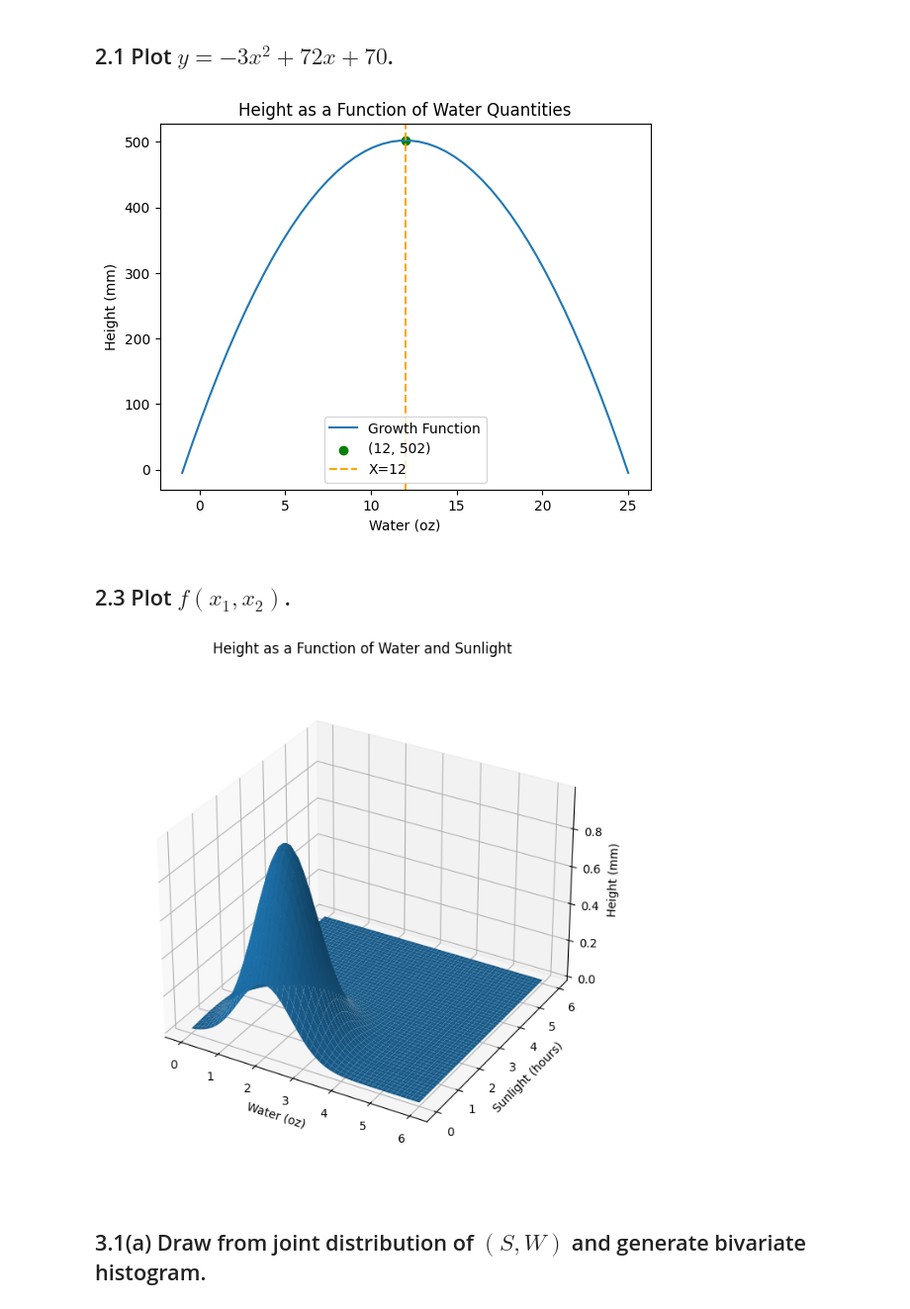
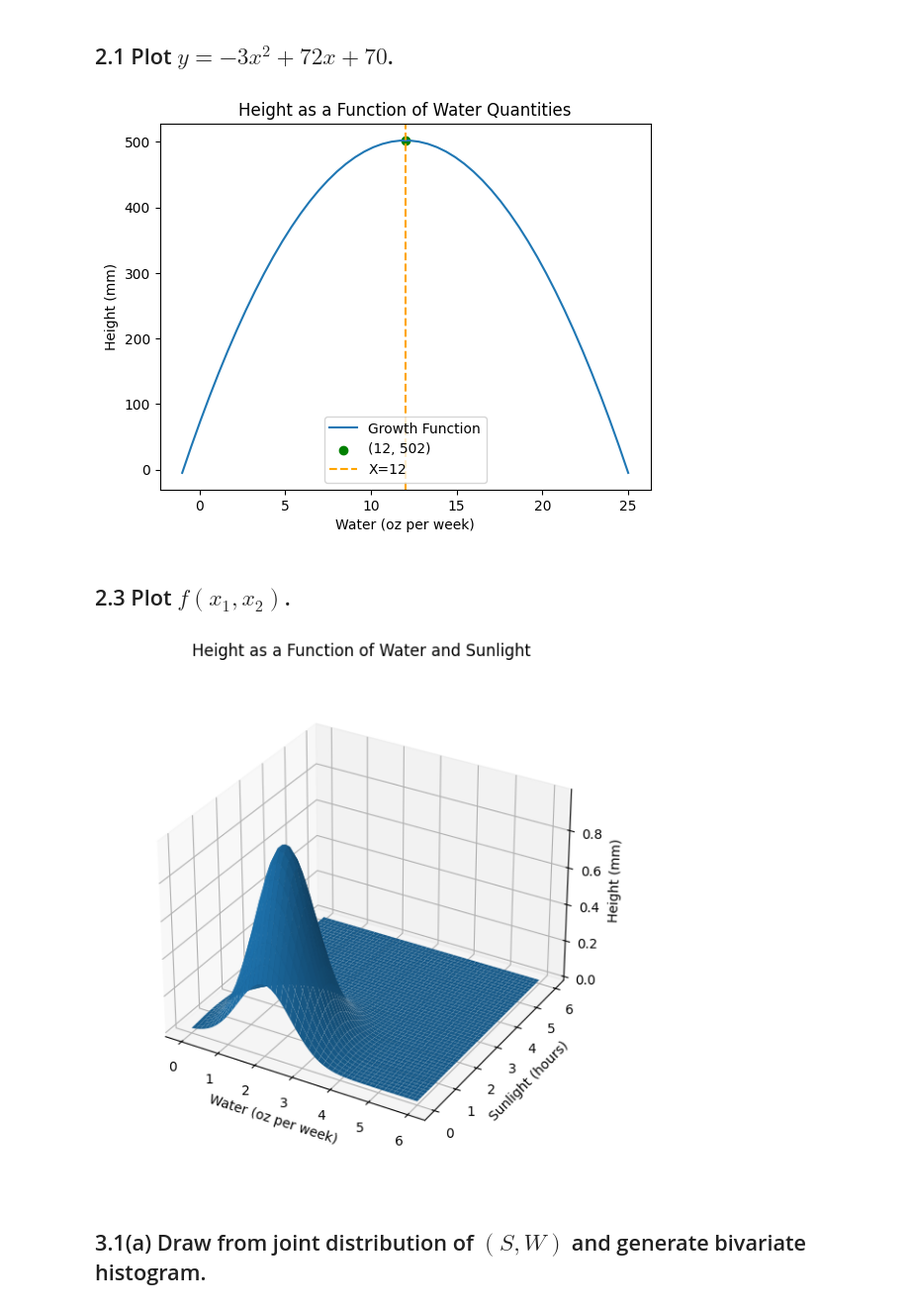
Before and after one commit to Martinez-andy/cs181, a Jupyter notebook: hw0/homework0.ipynb, the cells around one changed output. Shown at 99% size. Cells and saved outputs as stored; diff of their text form; code cells hidden in the pictures.

```diff
--- a/hw0/homework0.ipynb
+++ b/hw0/homework0.ipynb
@@ -14,37 +14,42 @@ y = ((-3) * x ** 2) + (72 * x) + 70
 plt.plot(x, y, label="Growth Function")
 plt.scatter(12, 502, color="green", label="(12, 502)")
 plt.axvline(12, color="orange", linestyle="dashed", label="X=12")
-plt.xlabel("Water (oz)")
+plt.xlabel("Water (oz per week)")
 plt.ylabel("Height (mm)")
 plt.title("Height as a Function of Water Quantities")
 plt.legend()
 plt.show()
 # %% [output]
-[figure, old version]
+[figure, new version]
 # %% [markdown]
 ## 2.3 Plot $f(x_1, x_2)$.
 # %%
 # Your code here
+
+# Create plot and format it
 fig, ax = plt.subplots(subplot_kw={"projection": "3d"})
-fig.set_figheight(8)
+fig.set_figheight(7)
 fig.set_figwidth(8)
 ax.set_box_aspect(aspect=None, zoom=0.9)
 
+# Create linspace for inputs and create function for height
 water = np.linspace(0, 6)
 sunlight = np.linspace(0, 6)
 water, sunlight = np.meshgrid(water, sunlight)
 z = np.exp(-(water - 2)**2-(sunlight - 1)**2)
 
-ax.set_xlabel("Water (oz)")
+# Set labels
+ax.set_xlabel("Water (oz per week)")
 ax.set_ylabel("Sunlight (hours)")
 ax.set_zlabel("Height (mm)")
 ax.set_title("Height as a Function of Water and Sunlight")
 
 
+# Plot function
 ax.plot_surface(water, sunlight, z)
 plt.show()
 # %% [output]
-[figure, old version]
+[figure, new version]
 # %% [markdown]
 ## 3.1(a) Draw from joint distribution of $(S, W)$ and generate bivariate histogram.
 # %%
```
